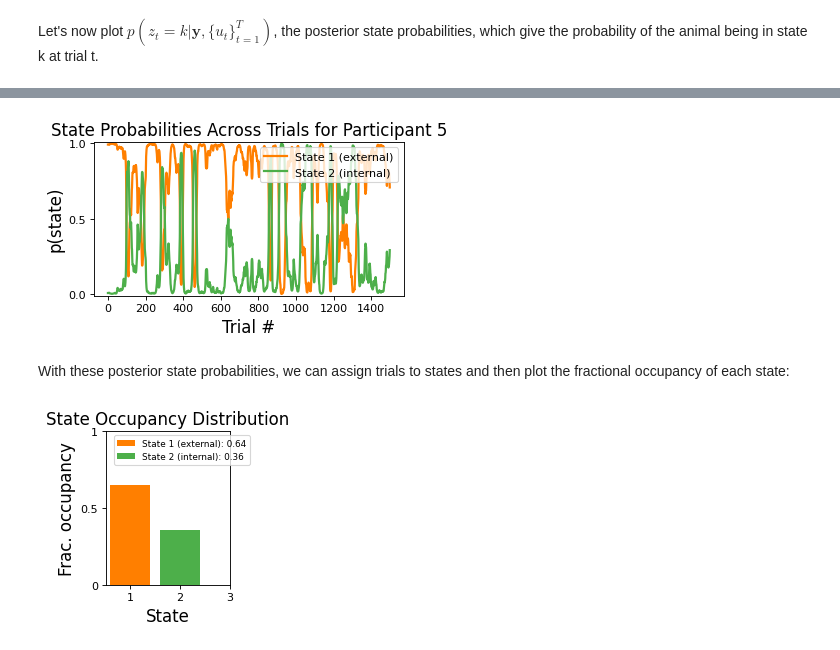
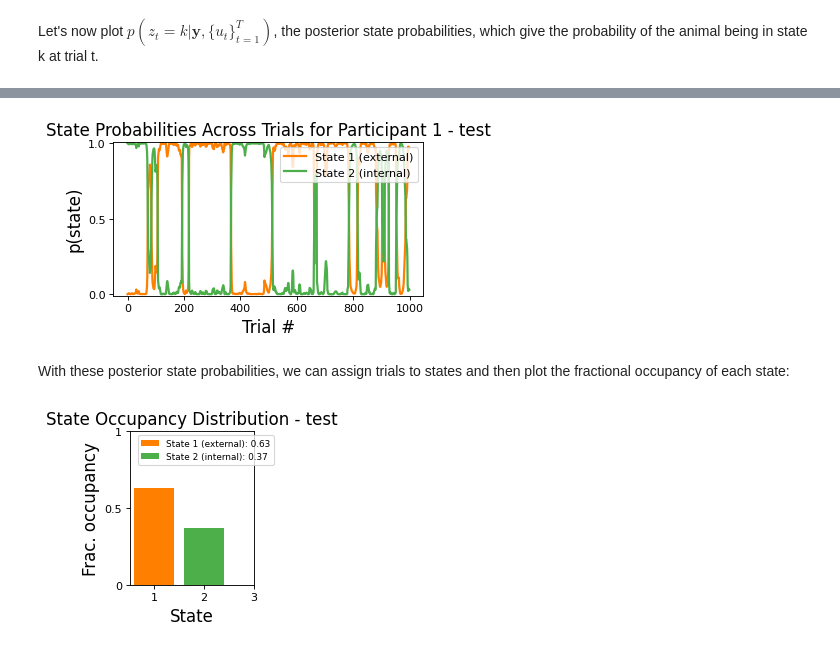
Before and after one commit to cocoltre/Visual-Perception, a Jupyter notebook: GLM_HMM_predictive_templates.ipynb, the cells around one changed output, grey strips where cells are left out. Drawn from its saved outputs; the diff is of its cells as text; code cells hidden in the pictures.

```diff
--- a/GLM_HMM_predictive_templates.ipynb
+++ b/GLM_HMM_predictive_templates.ipynb
@@ -365,6 +438,6 @@ BB              -0.029182
 dtype: float64
 # %%
-df_two_state_init = pd.read_csv(root_dir + '/HMM/with006/two_state_init_param.csv')
+df_two_state_init = pd.read_csv(root_dir + '/HMM/test_model/two_state_init_param.csv')
 param_init_ext_int = df_two_state_init.mean().values
 
 #recovered_weights = -param_init_ext_int[0:4].reshape(2,1,2)
@@ -450,24 +523,24 @@ posterior_probs = [glmhmm.expected_states(data=data, input=inpt)[0]
                 in zip(choices, inpts)]
 # %%
 fig = plt.figure(figsize=(5, 2.5), dpi=80, facecolor='w', edgecolor='k')
-sess_id = 4 #session id; can choose any index between 0 and num_sess-1=5-1=4
+sess_id = 0 #session id; can choose any index between 0 and num_sess-1=5-1=4
 for k in range(num_states):
     if k==0:
         plt.plot(posterior_probs[sess_id][1:1500, k], label="State 1 (external)", lw=2,
              color=cols[k])
     else:
         plt.plot(posterior_probs[sess_id][1:1500, k], label="State 2 (internal)", lw=2,
              color=cols[k])
 plt.ylim((-0.01, 1.01))
 plt.yticks([0, 0.5, 1], fontsize = 10)
 plt.xlabel("Trial #", fontsize = 15)
 plt.ylabel("p(state)", fontsize = 15)
 plt.legend(loc="upper right", fontsize=10, title_fontsize=12)
-plt.title(f"State Probabilities Across Trials for Participant {sess_id+1}", fontsize=15)
-plt.savefig(root_dir + '/plots/with006/probabilities_orientation.png', bbox_inches='tight')
+plt.title(f"State Probabilities Across Trials for Participant {sess_id+1} - test", fontsize=15)
+plt.savefig(root_dir + '/plots/test_model/probabilities_orientation.png', bbox_inches='tight')
 plt.show()
 # %% [output]
-[figure, old version]
+[figure, new version]
 # %% [markdown]
 With these posterior state probabilities, we can assign trials to states and then plot the fractional occupancy of each state:
 # %%
@@ -492,11 +565,11 @@ plt.yticks([0, 0.5, 1], ['0', '0.5', '1'], fontsize=10)
 plt.xlabel('State', fontsize = 15)
 plt.ylabel('Frac. occupancy', fontsize=15)
 plt.legend(loc="upper right", fontsize=8, title_fontsize=10, bbox_to_anchor=(1.2, 1))
-plt.title("State Occupancy Distribution", fontsize=15)
-plt.savefig(root_dir + '/plots/with006/fraction_occupancy_orientation.png', bbox_inches='tight')
+plt.title("State Occupancy Distribution - test", fontsize=15)
+plt.savefig(root_dir + '/plots/test_model/fraction_occupancy_orientation.png', bbox_inches='tight')
 plt.show()
 # %% [output]
-[figure, old version]
+[figure, new version]
 # %%
 final_df = final_df.assign(Gl_Prob_State_ext = posterior_probs_concat[:,index_ext])
 final_df = final_df.assign(Gl_Prob_State_int = posterior_probs_concat[:,index_int])
```
Also changed, not shown: parts of 18 cells of this notebook, 15 other files.
